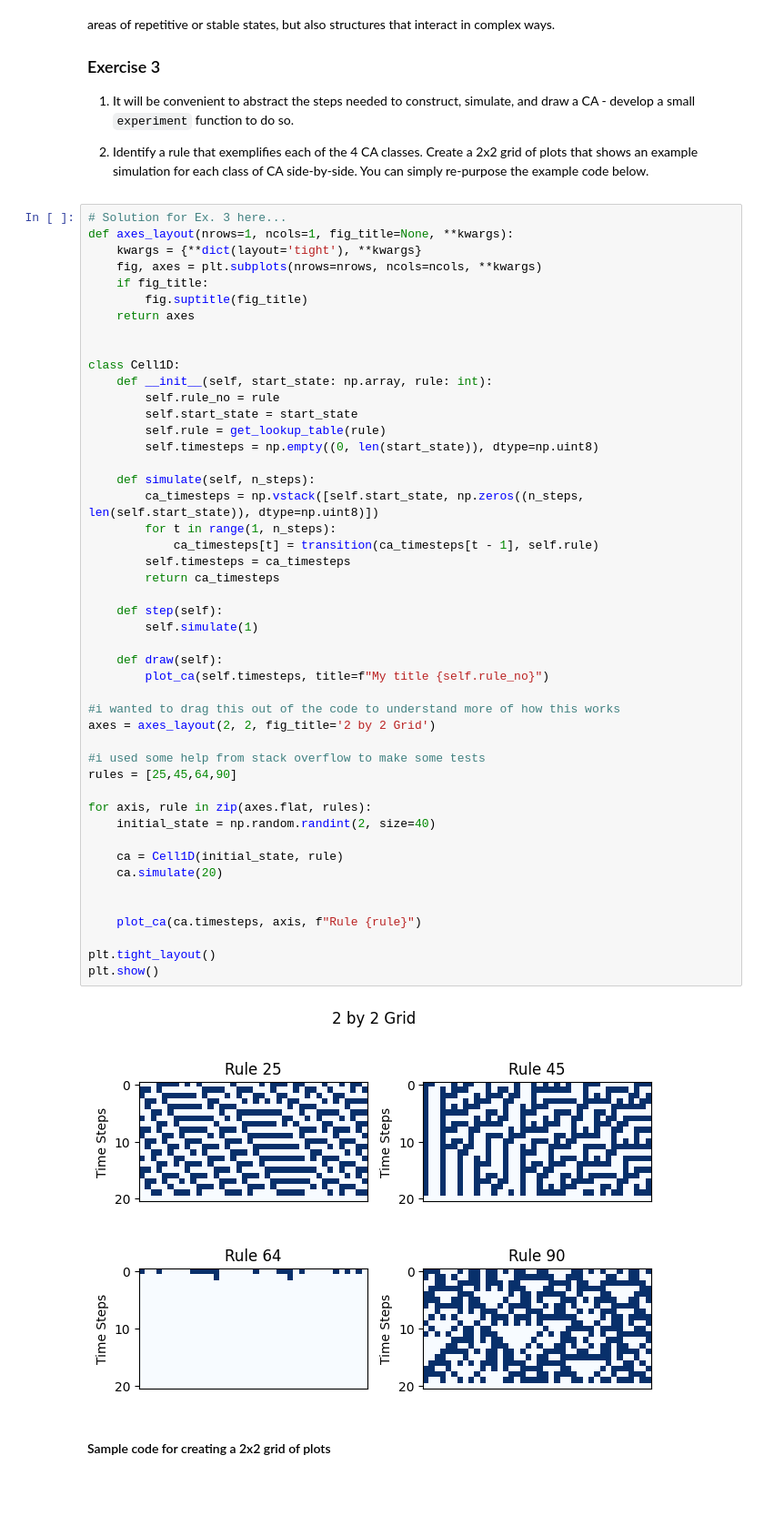
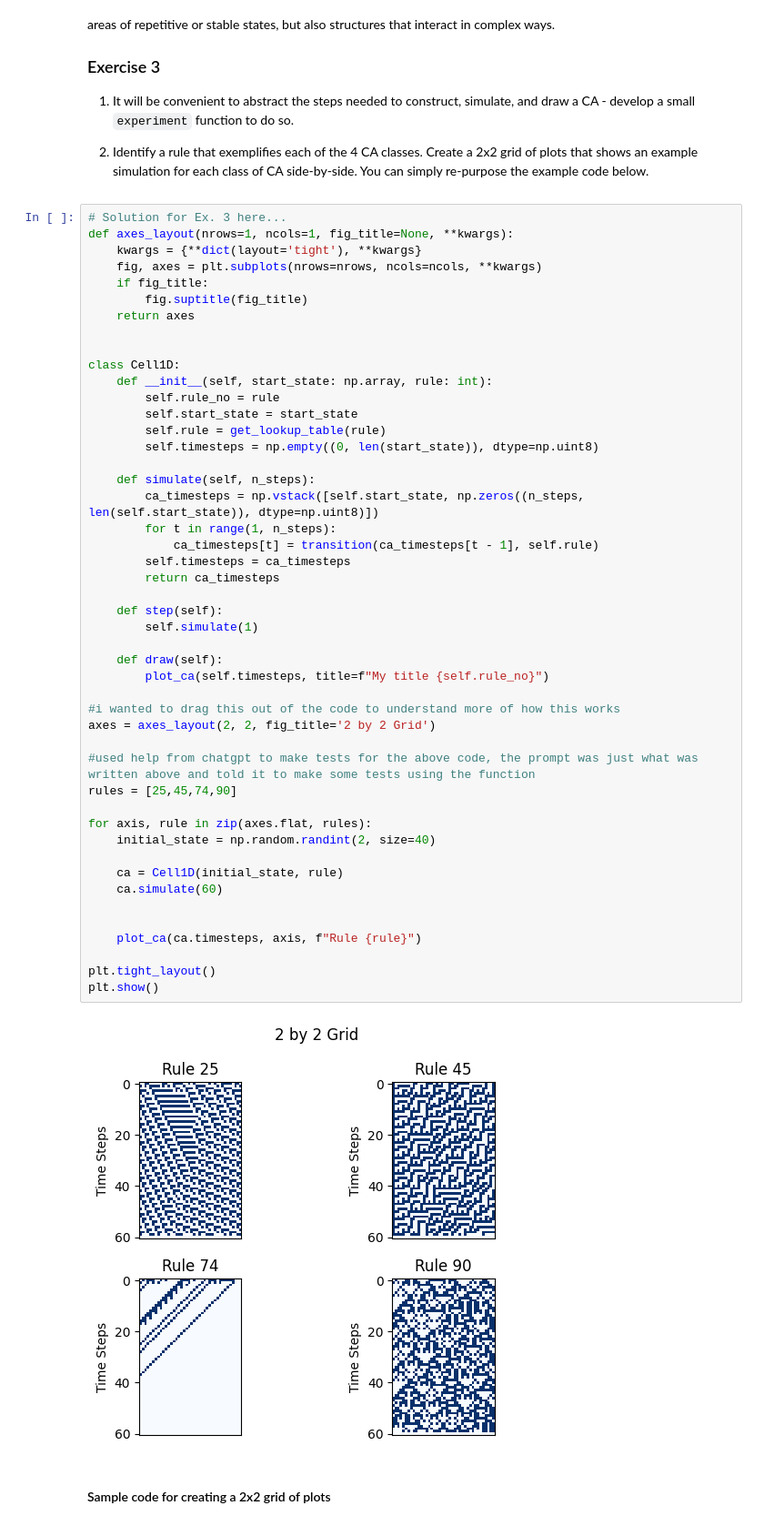
Before and after one commit to DavidPolot/cap-comp215, a Jupyter notebook: labs/lab05-CA-1D.ipynb, the cells around one changed output. Shown at 91% size. Saved outputs shown, nothing was run; the diff lists cells and outputs as text; blank space fills up the shorter version.

```diff
--- a/labs/lab05-CA-1D.ipynb
+++ b/labs/lab05-CA-1D.ipynb
@@ -216,37 +216,37 @@ class Cell1D:
         self.timesteps = np.empty((0, len(start_state)), dtype=np.uint8)
 
     def simulate(self, n_steps):
         ca_timesteps = np.vstack([self.start_state, np.zeros((n_steps, len(self.start_state)), dtype=np.uint8)])
         for t in range(1, n_steps):
             ca_timesteps[t] = transition(ca_timesteps[t - 1], self.rule)
         self.timesteps = ca_timesteps
         return ca_timesteps
 
     def step(self):
         self.simulate(1)
 
     def draw(self):
         plot_ca(self.timesteps, title=f"My title {self.rule_no}")
 
 #i wanted to drag this out of the code to understand more of how this works
 axes = axes_layout(2, 2, fig_title='2 by 2 Grid')
 
-#i used some help from stack overflow to make some tests
-rules = [25,45,64,90]
+#used help from chatgpt to make tests for the above code, the prompt was just what was written above and told it to make some tests using the function
+rules = [25,45,74,90]
 
 for axis, rule in zip(axes.flat, rules):
     initial_state = np.random.randint(2, size=40)
 
     ca = Cell1D(initial_state, rule)
-    ca.simulate(20)
+    ca.simulate(60)
 
 
     plot_ca(ca.timesteps, axis, f"Rule {rule}")
 
 plt.tight_layout()
 plt.show()
 # %% [output]
-[figure, old version]
+[figure, new version]
 # %% [markdown]
 #### Sample code for creating a 2x2 grid of plots
 # %%
```
Also changed, not shown: parts of 1 cell of this notebook.
